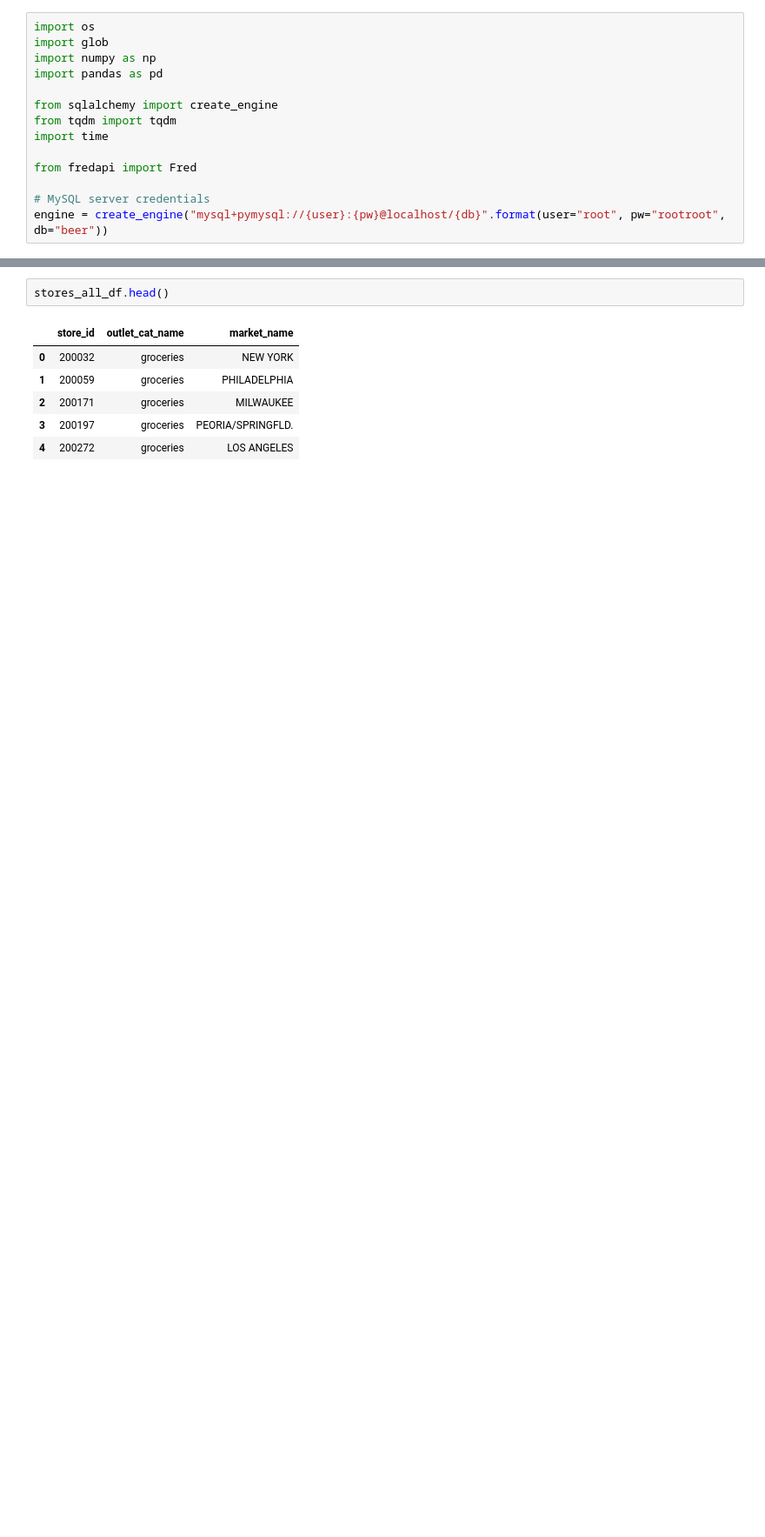
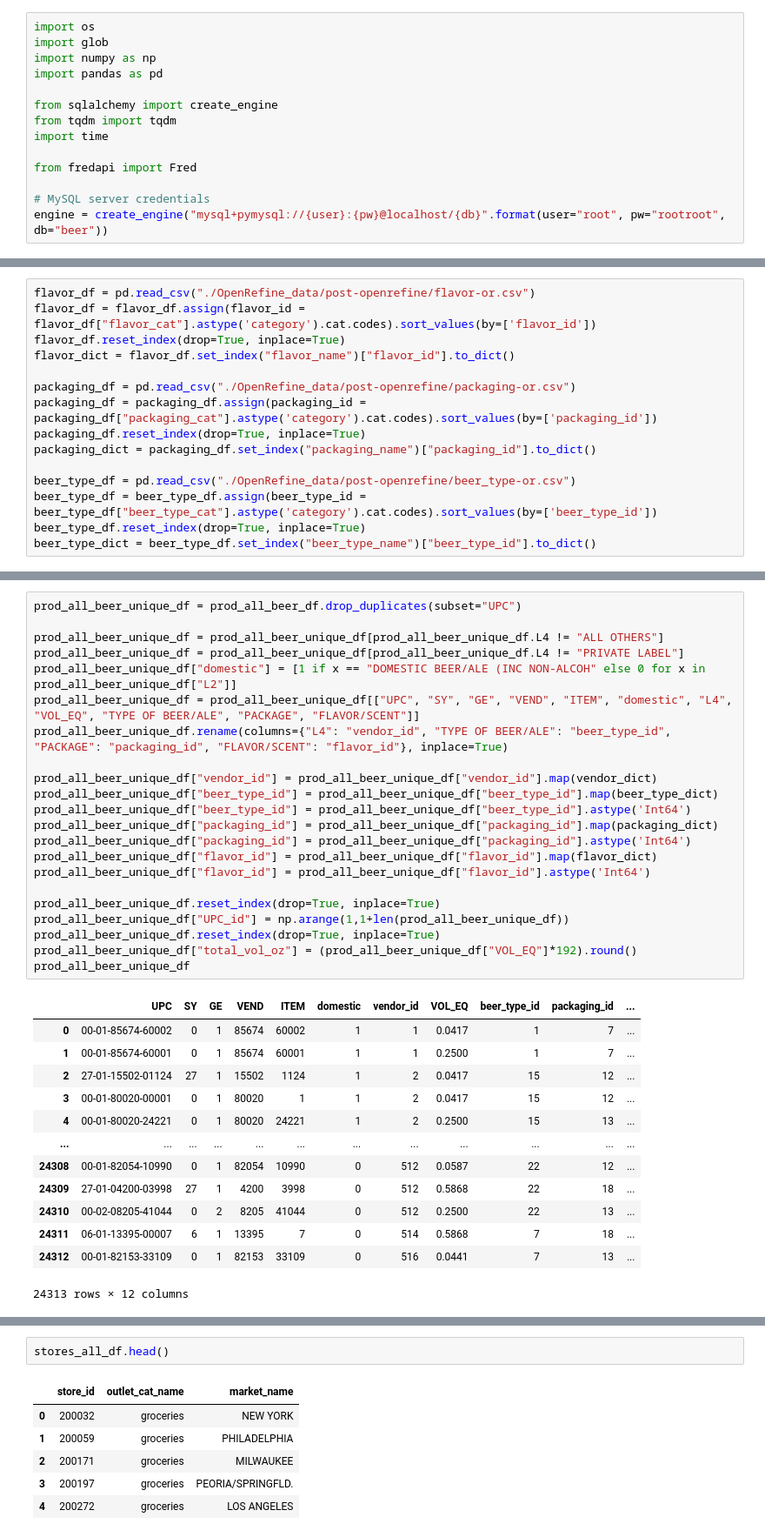
Before and after one commit to benedictau1993/beer-sales-economy, a Jupyter notebook: finalProjectNotebook.ipynb, the cells around one changed output, grey strips where cells are left out. Shown at 87% size. Cells and saved outputs as stored; diff of their text form; blank space fills up the shorter version.

```diff
--- a/finalProjectNotebook.ipynb
+++ b/finalProjectNotebook.ipynb
@@ -504,0 +413,15 @@ dtype: object
+# %%
+flavor_df = pd.read_csv("./OpenRefine_data/post-openrefine/flavor-or.csv")
+flavor_df = flavor_df.assign(flavor_id = flavor_df["flavor_cat"].astype('category').cat.codes).sort_values(by=['flavor_id'])
+flavor_df.reset_index(drop=True, inplace=True)
+flavor_dict = flavor_df.set_index("flavor_name")["flavor_id"].to_dict()
+
+packaging_df = pd.read_csv("./OpenRefine_data/post-openrefine/packaging-or.csv")
+packaging_df = packaging_df.assign(packaging_id = packaging_df["packaging_cat"].astype('category').cat.codes).sort_values(by=['packaging_id'])
+packaging_df.reset_index(drop=True, inplace=True)
+packaging_dict = packaging_df.set_index("packaging_name")["packaging_id"].to_dict()
+
+beer_type_df = pd.read_csv("./OpenRefine_data/post-openrefine/beer_type-or.csv")
+beer_type_df = beer_type_df.assign(beer_type_id = beer_type_df["beer_type_cat"].astype('category').cat.codes).sort_values(by=['beer_type_id'])
+beer_type_df.reset_index(drop=True, inplace=True)
+beer_type_dict = beer_type_df.set_index("beer_type_name")["beer_type_id"].to_dict()
@@ -504,0 +440,36 @@ dtype: object
+# %%
+prod_all_beer_unique_df = prod_all_beer_df.drop_duplicates(subset="UPC")
+
+prod_all_beer_unique_df = prod_all_beer_unique_df[prod_all_beer_unique_df.L4 != "ALL OTHERS"]
+prod_all_beer_unique_df = prod_all_beer_unique_df[prod_all_beer_unique_df.L4 != "PRIVATE LABEL"]
+prod_all_beer_unique_df["domestic"] = [1 if x == "DOMESTIC BEER/ALE (INC NON-ALCOH" else 0 for x in prod_all_beer_unique_df["L2"]]
+prod_all_beer_unique_df = prod_all_beer_unique_df[["UPC", "SY", "GE", "VEND", "ITEM", "domestic", "L4", "VOL_EQ", "TYPE OF BEER/ALE", "PACKAGE", "FLAVOR/SCENT"]]
+prod_all_beer_unique_df.rename(columns={"L4": "vendor_id", "TYPE OF BEER/ALE": "beer_type_id", "PACKAGE": "packaging_id", "FLAVOR/SCENT": "flavor_id"}, inplace=True)
+
+prod_all_beer_unique_df["vendor_id"] = prod_all_beer_unique_df["vendor_id"].map(vendor_dict)
+prod_all_beer_unique_df["beer_type_id"] = prod_all_beer_unique_df["beer_type_id"].map(beer_type_dict)
+prod_all_beer_unique_df["beer_type_id"] = prod_all_beer_unique_df["beer_type_id"].astype('Int64')
+prod_all_beer_unique_df["packaging_id"] = prod_all_beer_unique_df["packaging_id"].map(packaging_dict)
+prod_all_beer_unique_df["packaging_id"] = prod_all_beer_unique_df["packaging_id"].astype('Int64')
+prod_all_beer_unique_df["flavor_id"] = prod_all_beer_unique_df["flavor_id"].map(flavor_dict)
+prod_all_beer_unique_df["flavor_id"] = prod_all_beer_unique_df["flavor_id"].astype('Int64')
+
+prod_all_beer_unique_df.reset_index(drop=True, inplace=True)
+prod_all_beer_unique_df["UPC_id"] = np.arange(1,1+len(prod_all_beer_unique_df))
+prod_all_beer_unique_df.reset_index(drop=True, inplace=True)
+prod_all_beer_unique_df["total_vol_oz"] = (prod_all_beer_unique_df["VOL_EQ"]*192).round()
+prod_all_beer_unique_df
+# %% [output]
+|  | UPC | SY | GE | VEND | ITEM | domestic | vendor_id | VOL_EQ | beer_type_id | packaging_id | ... |
+| 0 | 00-01-85674-60002 | 0 | 1 | 85674 | 60002 | 1 | 1 | 0.0417 | 1 | 7 | ... |
+| 1 | 00-01-85674-60001 | 0 | 1 | 85674 | 60001 | 1 | 1 | 0.2500 | 1 | 7 | ... |
+| 2 | 27-01-15502-01124 | 27 | 1 | 15502 | 1124 | 1 | 2 | 0.0417 | 15 | 12 | ... |
+| 3 | 00-01-80020-00001 | 0 | 1 | 80020 | 1 | 1 | 2 | 0.0417 | 15 | 12 | ... |
+| 4 | 00-01-80020-24221 | 0 | 1 | 80020 | 24221 | 1 | 2 | 0.2500 | 15 | 13 | ... |
+| ... | ... | ... | ... | ... | ... | ... | ... | ... | ... | ... | ... |
+| 24308 | 00-01-82054-10990 | 0 | 1 | 82054 | 10990 | 0 | 512 | 0.0587 | 22 | 12 | ... |
+| 24309 | 27-01-04200-03998 | 27 | 1 | 4200 | 3998 | 0 | 512 | 0.5868 | 22 | 18 | ... |
+| 24310 | 00-02-08205-41044 | 0 | 2 | 8205 | 41044 | 0 | 512 | 0.2500 | 22 | 13 | ... |
+| 24311 | 06-01-13395-00007 | 6 | 1 | 13395 | 7 | 0 | 514 | 0.5868 | 7 | 18 | ... |
+| 24312 | 00-01-82153-33109 | 0 | 1 | 82153 | 33109 | 0 | 516 | 0.0441 | 7 | 13 | ... |
+24313 rows × 12 columns
```
Also changed, not shown: parts of 79 cells of this notebook, 7 other files.
